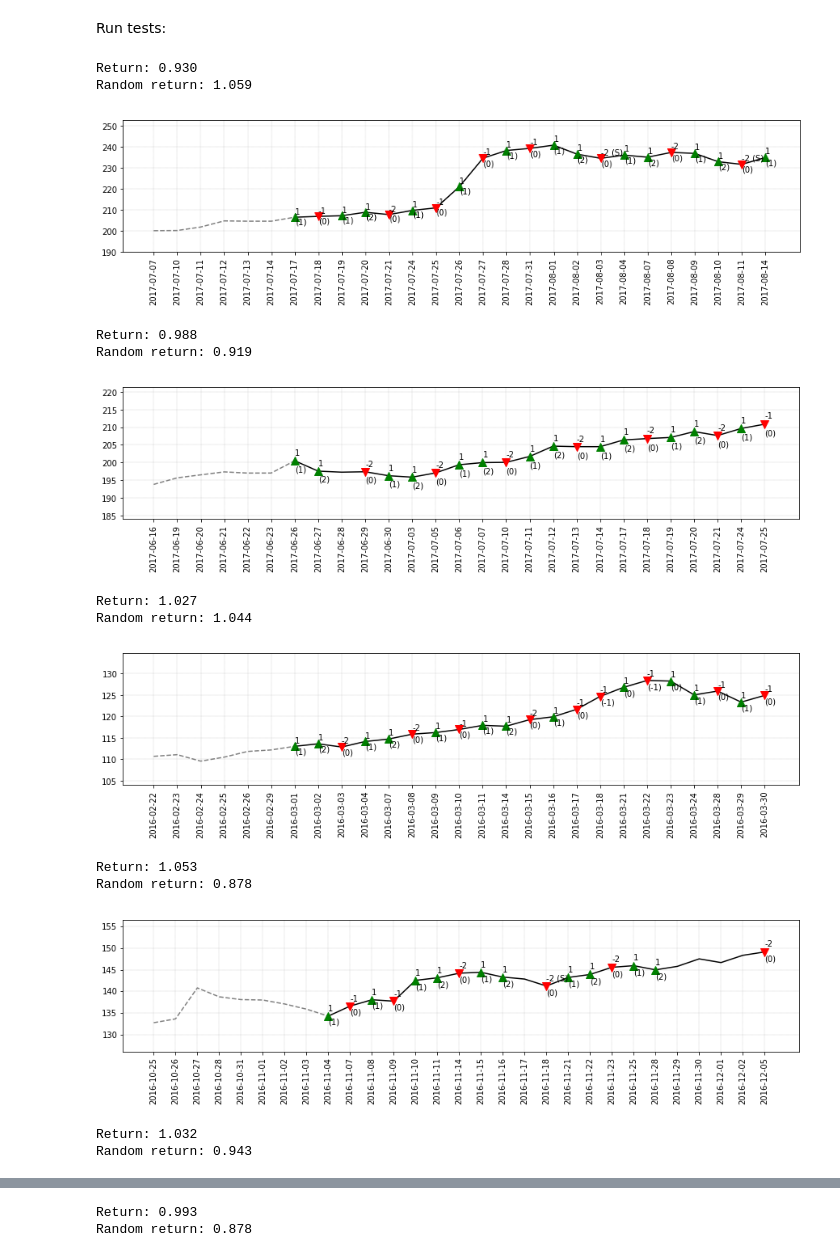
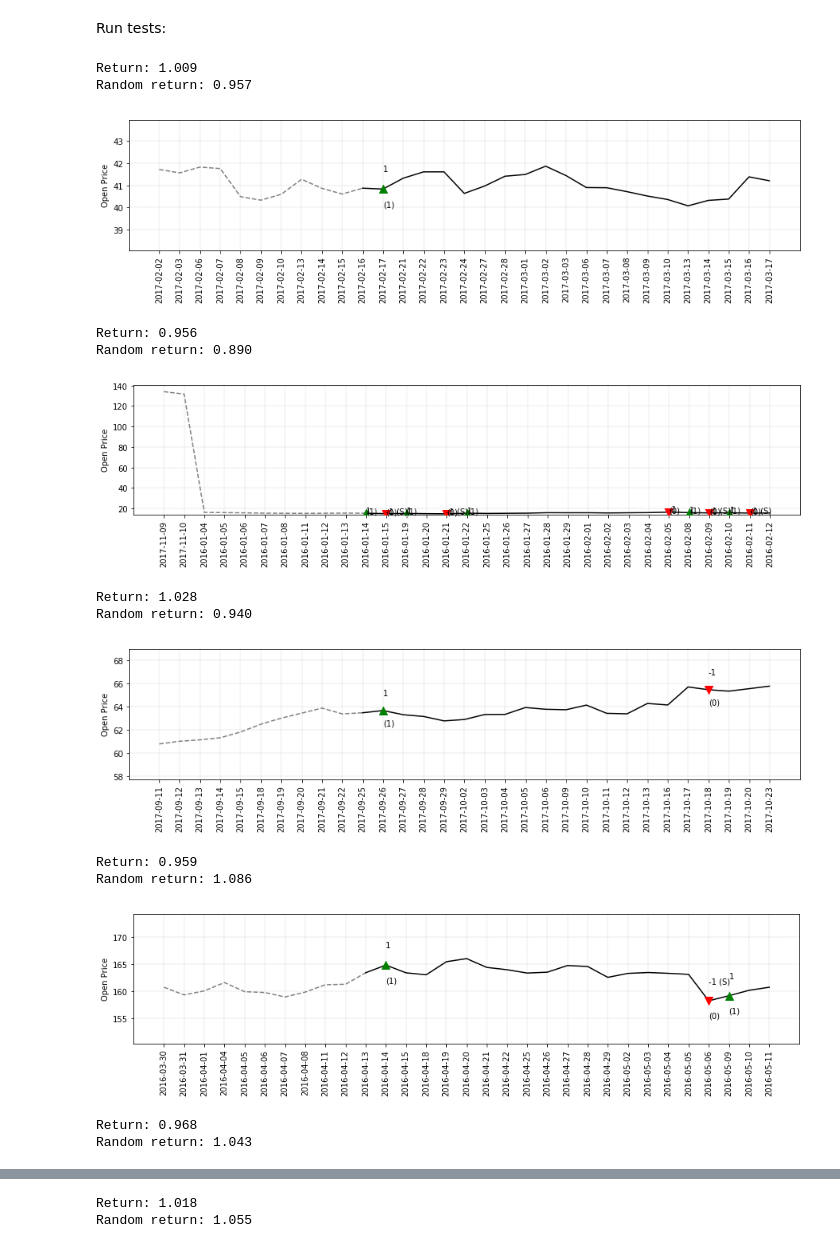
Before and after one commit to alexkapele/stocks_rl, a Jupyter notebook: stocks_RL.ipynb, the cells around one changed output, grey strips where cells are left out. Drawn from its saved outputs; the diff is of its cells as text; code cells hidden in the pictures.

```diff
--- a/stocks_RL.ipynb
+++ b/stocks_RL.ipynb
@@ -117 +143,10 @@ features_test = features_test.drop(['Year'], axis = 1)
+# %%
+ticker = None
+industry_sector = 'Industrial'
+n_tickers = 30
+trading_window = 21
+min_year = 2007
+train_max_year = 2016
+
+features_train, features_test, raw_data_train, raw_data_test = train_test_data(ticker,industry_sector,n_tickers,trading_window,min_year,train_max_year)
 # %%
@@ -236,7 +274,7 @@ class Memory():
 # %% [markdown]
 Hyperparameters:
 # %%
-train_episodes = 3000         # max number of episodes to learn from
+train_episodes = 6000         # max number of episodes to learn from
 max_steps = 200               # max steps in an episode
 gamma = 0.7                   # future reward discount
 
@@ -578,6 +628,7 @@ def run_episode(env,pos_limit,trading_freq,trading_window,stop_loss_thres,take_p
     plt_df['Actions'] = info_log['actions']
     stop_loss_log = info_log['stop_loss_log']
 
+
     if verbose == 1 : #and info_log['total_return'] <= 1:
         print('Return: {:.3f}'.format(info_log['total_return']))
         print('Random return: {:.3f}'.format(random_return))
@@ -594,12 +645,14 @@ def run_episode(env,pos_limit,trading_freq,trading_window,stop_loss_thres,take_p
         end_date = pd.to_datetime(plt_df.index[-1]).strftime('%Y-%m-%d')
 
         #Plot some days before the start of the episode to see recent trends
-        start_date_ext = (pd.to_datetime(plt_df.index[0]) - pd.to_timedelta(10,'d')).strftime('%Y-%m-%d')
-        plt.plot(raw_data.loc[start_date_ext:start_date].index,raw_data.loc[start_date_ext:start_date].Open,'--',color='gray')
+        start_index = np.where((raw_data.Open==plt_df.iloc[0].Open)&(raw_data.Close==plt_df.iloc[0].Close)&(raw_data.Volume==plt_df.iloc[0].Volume))[0][0]
+        end_index = np.where((raw_data.Open==plt_df.iloc[-1].Open)&(raw_data.Close==plt_df.iloc[-1].Close)&(raw_data.Volume==plt_df.iloc[-1].Volume))[0][0]
 
-        plt.plot(raw_data.loc[start_date:end_date].index,raw_data.loc[start_date:end_date].Open,color='black')
+        plt.plot(raw_data.iloc[max(start_index-10,0):start_index+1].index,raw_data.iloc[max(start_index-10,0):start_index+1].Open,'--',color='gray')
+        plt.plot(raw_data.iloc[start_index:end_index+1].index,raw_data.iloc[start_index:end_index+1].Open,color='black')
 
-        plt.ylim(min(raw_data.loc[start_date_ext:end_date].Open)*0.95, max(raw_data.loc[start_date_ext:end_date].Open)*1.05)
+        plt.ylim(min(raw_data.iloc[max(start_index-10,0):end_index].Open)*0.95, max(raw_data.iloc[max(start_index-10,0):end_index].Open)*1.05)
+        plt.ylabel('Open Price')
 
         #Plot Buys
         plt.scatter(plt_df[plt_df['Trades']>0].index,plt_df[plt_df['Trades']>0].Open,
@@ -612,8 +665,8 @@ def run_episode(env,pos_limit,trading_freq,trading_window,stop_loss_thres,take_p
             if stop_loss_log[i]:
                     txt = str(txt) + ' (S)'
             if txt !=0:
-                plt.annotate(txt, (plt_df.index[i], plt_df.Open[i]+0.008*plt_df.Open[i]))
-                plt.annotate('('+str(plt_df.Pos[i])+')', (plt_df.index[i], plt_df.Open[i]-0.015*plt_df.Open[i]))
+                plt.annotate(txt, (plt_df.index[i], plt_df.Open[i]+0.02*plt_df.Open[i]))
+                plt.annotate('('+str(plt_df.Pos[i])+')', (plt_df.index[i], plt_df.Open[i]-0.02*plt_df.Open[i]))
 
         plt.show()
     return info_log['total_return'], random_return
@@ -625,18 +678,9 @@ import gym_market
 import numpy as np
 import imp
 
-ticker = 'ba.us'
-trading_window = 21
-pos_limit = 2
-trading_freq = 1
-
-stop_loss_thres = 0.98
-take_prof_thres = 1.04
-
 kwargs = {'pos_limit': pos_limit,
                   'trading_window': trading_window,
                   'trading_freq': trading_freq,
-                  'ticker': ticker,
                   'stop_loss_thres': stop_loss_thres,
                   'take_prof_thres': take_prof_thres,
                   'features': features_test,
@@ -651,27 +695,27 @@ Number of possible actions: 3
 # %% [markdown]
 Run tests:
 # %%
-episode_count = 100
+episode_count = 50
 
 returns = []
 random_returns = []
 
 for i in range(episode_count):
     return_, random_return = run_episode(env,pos_limit,trading_freq,trading_window,stop_loss_thres,take_prof_thres,raw_data_test,verbose=1)
     returns.append(return_)
     random_returns.append(random_return)
 # %% [output]
-Return: 0.930
-Random return: 1.059
+Return: 1.009
+Random return: 0.957
-[figure, old version]
+[figure, new version]
-Return: 0.988
-Random return: 0.919
+Return: 0.956
+Random return: 0.890
-[figure, old version]
+[figure, new version]
-Return: 1.027
-Random return: 1.044
+Return: 1.028
+Random return: 0.940
-[figure, old version]
+[figure, new version]
-Return: 1.053
-Random return: 0.878
+Return: 0.959
+Random return: 1.086
-[figure, old version]
+[figure, new version]
-Return: 1.032
-Random return: 0.943
+Return: 0.968
+Random return: 1.043
@@ -679,2 +723,2 @@ Random return: 0.943
-Return: 0.993
-Random return: 0.878
+Return: 1.018
+Random return: 1.055
```
Also changed, not shown: parts of 20 cells of this notebook.
